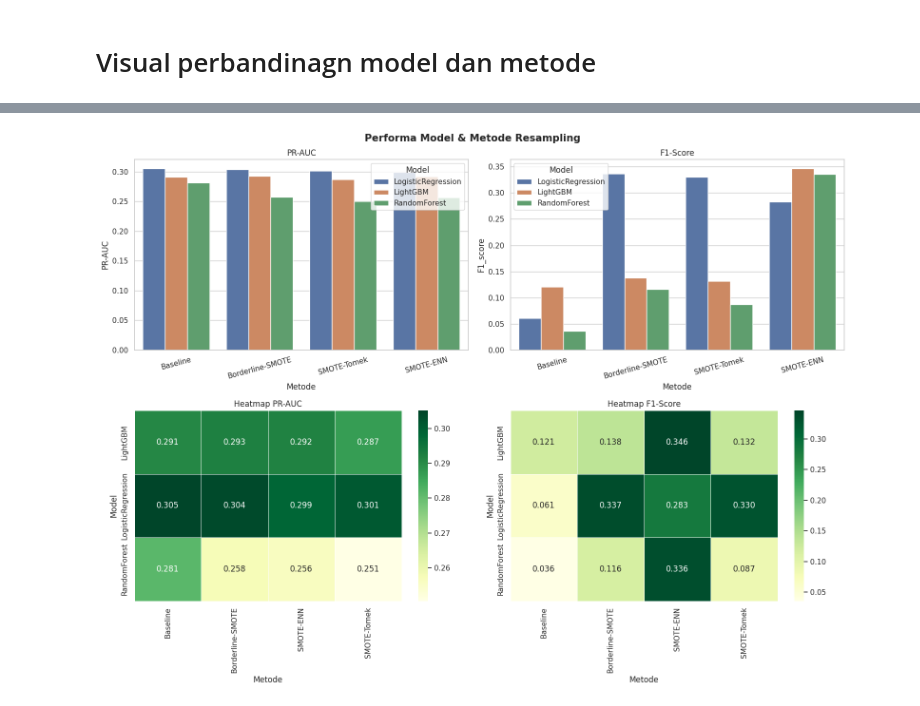
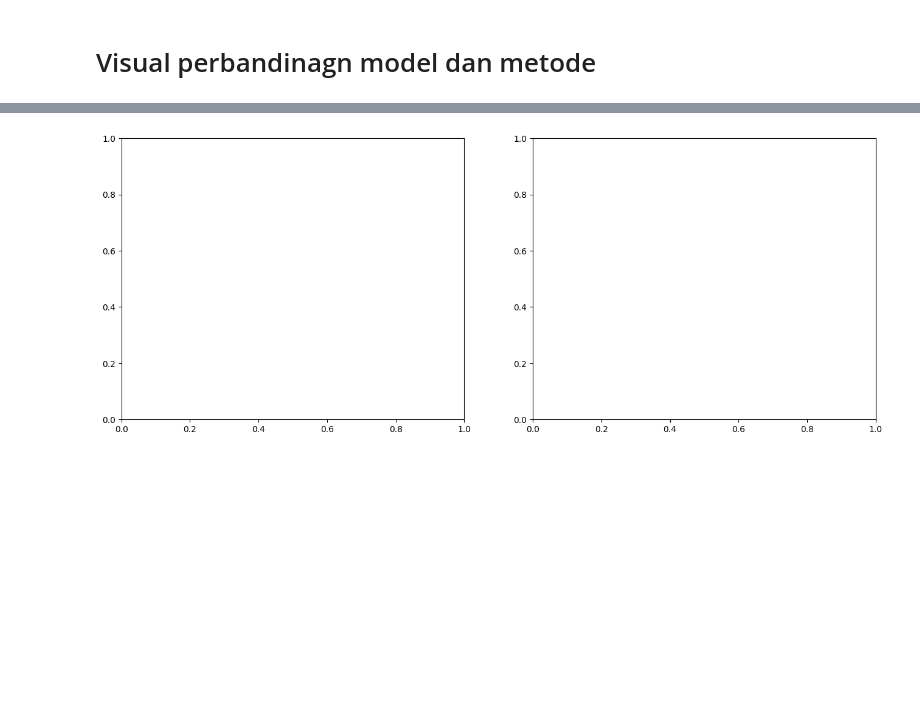
Before and after one commit to PrimaSembiring/loan-default-imbalance, a Jupyter notebook: main.ipynb, the cells around one changed output, grey strips where cells are left out. Saved outputs shown, nothing was run; the diff lists cells and outputs as text; code cells hidden in the pictures; blank space fills up the shorter version.

```diff
--- a/main.ipynb
+++ b/main.ipynb
@@ -610,57 +674,4 @@ plt.show()
-# %%
-import seaborn as sns
-import matplotlib.pyplot as plt
-
-sns.set(style="whitegrid")
-
-fig, axes = plt.subplots(2, 2, figsize=(16, 12))
-axes = axes.flatten()
-
-fig.suptitle('Performa Model & Metode Resampling', fontsize=15, fontweight='bold')
-
-# List konfigurasi plot
-plots = [
-    ('PR-AUC', 'PR-AUC'),
-    ('F1-Score', 'F1_score')
-]
-
-# ── Loop barplot ─────────────────────────────
-for i, (title, col) in enumerate(plots):
-    sns.barplot(
-        data=df_result,
-        x='Metode',
-        y=col,
-        hue='Model',
-        ax=axes[i]
-    )
-    axes[i].set_title(title)
-    axes[i].tick_params(axis='x', rotation=15)
-
-# ── Heatmap PR-AUC ───────────────────────────
-pivot_pr = df_result.pivot(index='Model', columns='Metode', values='PR-AUC')
-sns.heatmap(
-    pivot_pr,
-    annot=True,
-    fmt='.3f',
-    cmap='YlGn',
-    linewidths=0.5,
-    ax=axes[2]
-)
-axes[2].set_title('Heatmap PR-AUC')
-
-# ── Heatmap F1 ───────────────────────────────
-pivot_f1 = df_result.pivot(index='Model', columns='Metode', values='F1_score')
-sns.heatmap(
-    pivot_f1,
-    annot=True,
-    fmt='.3f',
-    cmap='YlGn',
-    linewidths=0.5,
-    ax=axes[3]
-)
-axes[3].set_title('Heatmap F1-Score')
-
-plt.tight_layout()
-plt.show()
-# %% [output]
-[figure, removed]
+# %%
+fig, axes = plt.subplots(1,2, figsize=(16,6))
+# %% [output]
+[figure, added]
```
Also changed, not shown: parts of 9 cells of this notebook.
